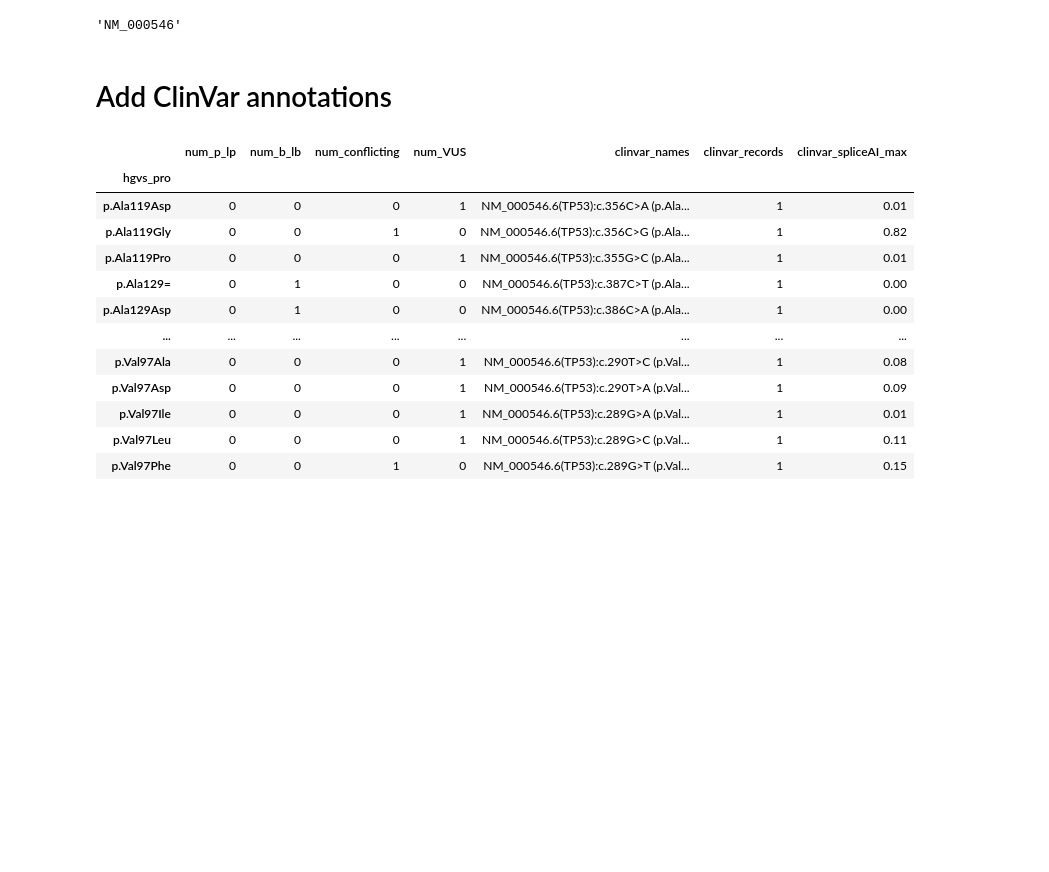
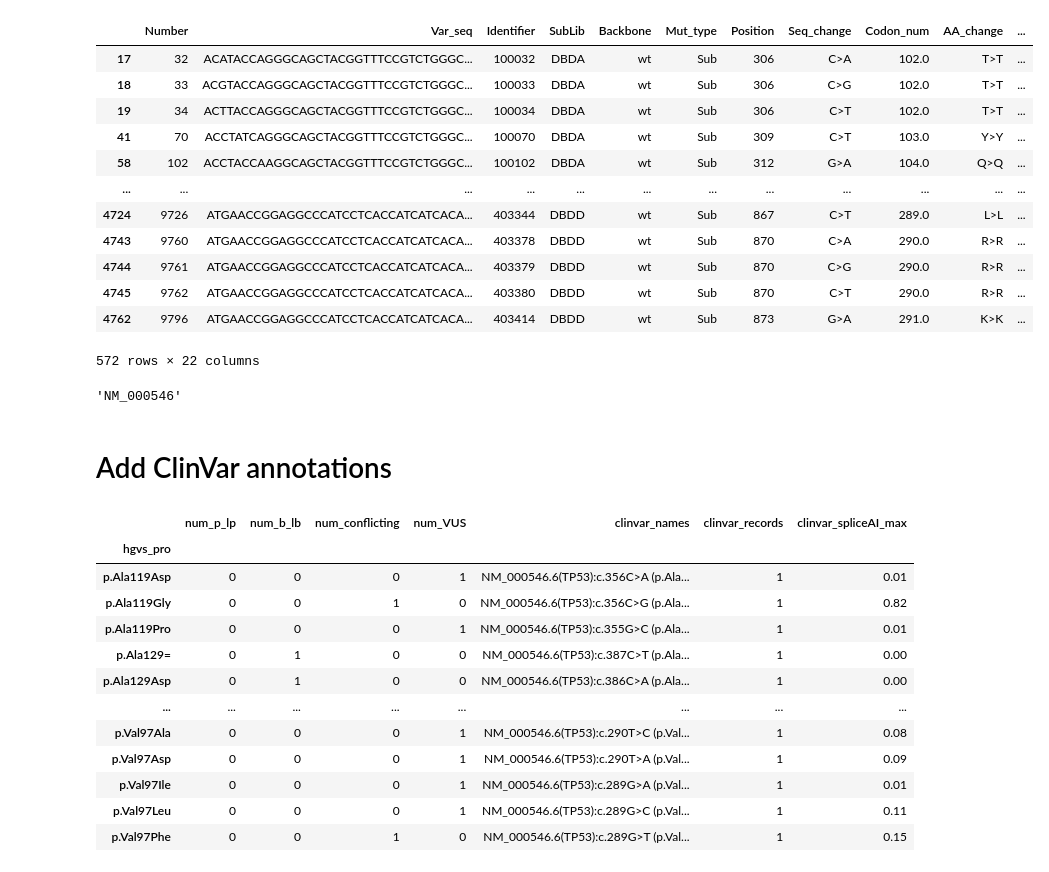
Before and after one commit to Dzeiberg/mave_calibration, a Jupyter notebook: data_processing/mapping_nbs/Kotler_TP53_RelativeFitnessH1299.ipynb, the cells around one changed output. Drawn from its saved outputs; the diff is of its cells as text; code cells hidden in the pictures; blank space fills up the shorter version.

```diff
--- a/data_processing/mapping_nbs/Kotler_TP53_RelativeFitnessH1299.ipynb
+++ b/data_processing/mapping_nbs/Kotler_TP53_RelativeFitnessH1299.ipynb
@@ -26,3 +43,19 @@ Name: count, dtype: int64
+# %%
+scoreset[(scoreset.hgvs_pro != scoreset.raw_hgvs_pro)]
+# %% [output]
+|  | Number | Var_seq | Identifier | SubLib | Backbone | Mut_type | Position | Seq_change | Codon_num | AA_change | ... |
+| 17 | 32 | ACATACCAGGGCAGCTACGGTTTCCGTCTGGGC... | 100032 | DBDA | wt | Sub | 306 | C>A | 102.0 | T>T | ... |
+| 18 | 33 | ACGTACCAGGGCAGCTACGGTTTCCGTCTGGGC... | 100033 | DBDA | wt | Sub | 306 | C>G | 102.0 | T>T | ... |
+| 19 | 34 | ACTTACCAGGGCAGCTACGGTTTCCGTCTGGGC... | 100034 | DBDA | wt | Sub | 306 | C>T | 102.0 | T>T | ... |
+| 41 | 70 | ACCTATCAGGGCAGCTACGGTTTCCGTCTGGGC... | 100070 | DBDA | wt | Sub | 309 | C>T | 103.0 | Y>Y | ... |
+| 58 | 102 | ACCTACCAAGGCAGCTACGGTTTCCGTCTGGGC... | 100102 | DBDA | wt | Sub | 312 | G>A | 104.0 | Q>Q | ... |
+| ... | ... | ... | ... | ... | ... | ... | ... | ... | ... | ... | ... |
+| 4724 | 9726 | ATGAACCGGAGGCCCATCCTCACCATCATCACA... | 403344 | DBDD | wt | Sub | 867 | C>T | 289.0 | L>L | ... |
+| 4743 | 9760 | ATGAACCGGAGGCCCATCCTCACCATCATCACA... | 403378 | DBDD | wt | Sub | 870 | C>A | 290.0 | R>R | ... |
+| 4744 | 9761 | ATGAACCGGAGGCCCATCCTCACCATCATCACA... | 403379 | DBDD | wt | Sub | 870 | C>G | 290.0 | R>R | ... |
+| 4745 | 9762 | ATGAACCGGAGGCCCATCCTCACCATCATCACA... | 403380 | DBDD | wt | Sub | 870 | C>T | 290.0 | R>R | ... |
+| 4762 | 9796 | ATGAACCGGAGGCCCATCCTCACCATCATCACA... | 403414 | DBDD | wt | Sub | 873 | G>A | 291.0 | K>K | ... |
+572 rows × 22 columns
 # %%
 scoreset_agg = scoreset.groupby(['hgvs_pro','Seq_change']).agg(dict(score='mean')).reset_index()
 # %%
```
Also changed, not shown: parts of 8 cells of this notebook, 11 other files.
